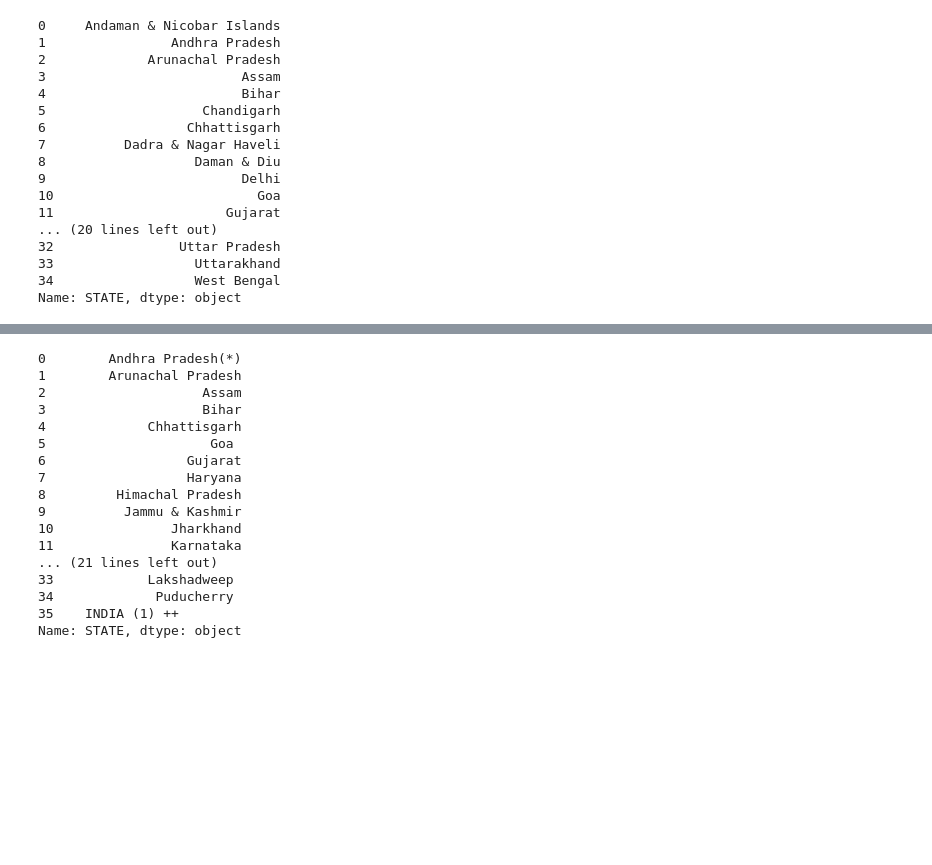
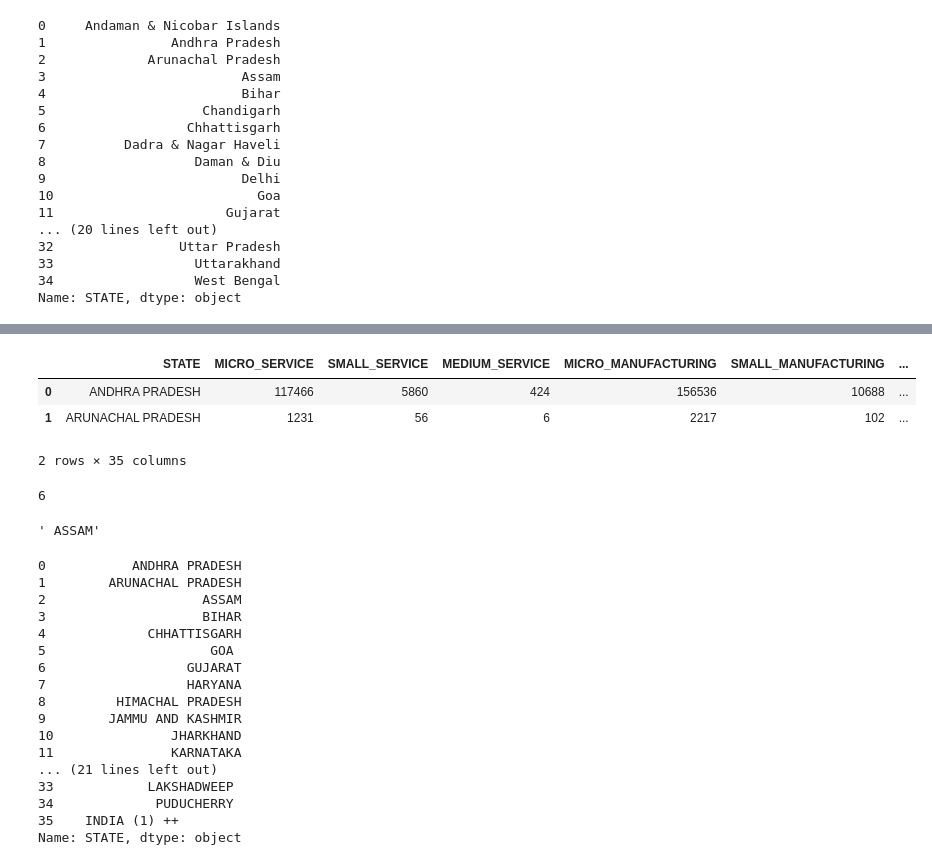
Before and after one commit to sjshrey321/MSME-Project, a Jupyter notebook: Microfinance.ipynb, the cells around one changed output, grey strips where cells are left out. Drawn from its saved outputs; the diff is of its cells as text; code cells hidden in the pictures; blank space fills up the shorter version.

```diff
--- a/Microfinance.ipynb
+++ b/Microfinance.ipynb
@@ -195,0 +217,17 @@ Name: STATE, dtype: object
+# %%
+def format(state):
+    if '_' in state:
+        state.replace(' ','_')
+        return state.upper()
+    else :
+        return state
+
+for x in infra['STATE']:
+    str(x)
+# %%
+msme['STATE'].apply(lambda x: format(x))
+crime_state['STATE']=crime_state['STATE'].apply(lambda x: x.upper())
+infra['STATE']=infra['STATE'].apply(lambda x: x.upper().replace('&','AND'))
+infra['STATE'][0]='ANDHRA PRADESH'
+infra['STATE'][1]='ARUNACHAL PRADESH'
+crime_state['STATE']
@@ -196,21 +280,11 @@ Name: STATE, dtype: object
+# %%
+pd.merge(msme,infra,how='inner',on='STATE')
+# %% [output]
+|  | STATE | MICRO_SERVICE | SMALL_SERVICE | MEDIUM_SERVICE | MICRO_MANUFACTURING | SMALL_MANUFACTURING | ... |
+| 0 | ANDHRA PRADESH | 117466 | 5860 | 424 | 156536 | 10688 | ... |
+| 1 | ARUNACHAL PRADESH | 1231 | 56 | 6 | 2217 | 102 | ... |
+2 rows × 35 columns
 # %%
-
-infra['STATE']
+len(infra['STATE'][2])
 # %% [output]
-0        Andhra Pradesh(*)
-1        Arunachal Pradesh
-2                    Assam
-3                    Bihar
-4             Chhattisgarh
-5                     Goa
-6                  Gujarat
-7                  Haryana
-8         Himachal Pradesh
-9          Jammu & Kashmir
-10               Jharkhand
-11               Karnataka
-... (21 lines left out)
-33            Lakshadweep
-34             Puducherry
-35    INDIA (1) ++
-Name: STATE, dtype: object
+6
@@ -224 +291,25 @@ def format(state):
+# %%
+infra['STATE'][2]
+# %% [output]
+' ASSAM'
+# %%
+infra['STATE']
+# %% [output]
+0           ANDHRA PRADESH
+1        ARUNACHAL PRADESH
+2                    ASSAM
+3                    BIHAR
+4             CHHATTISGARH
+5                     GOA
+6                  GUJARAT
+7                  HARYANA
+8         HIMACHAL PRADESH
+9        JAMMU AND KASHMIR
+10               JHARKHAND
+11               KARNATAKA
+... (21 lines left out)
+33            LAKSHADWEEP
+34             PUDUCHERRY
+35    INDIA (1) ++
+Name: STATE, dtype: object
 # %%
```
Also changed, not shown: parts of 18 cells of this notebook.
